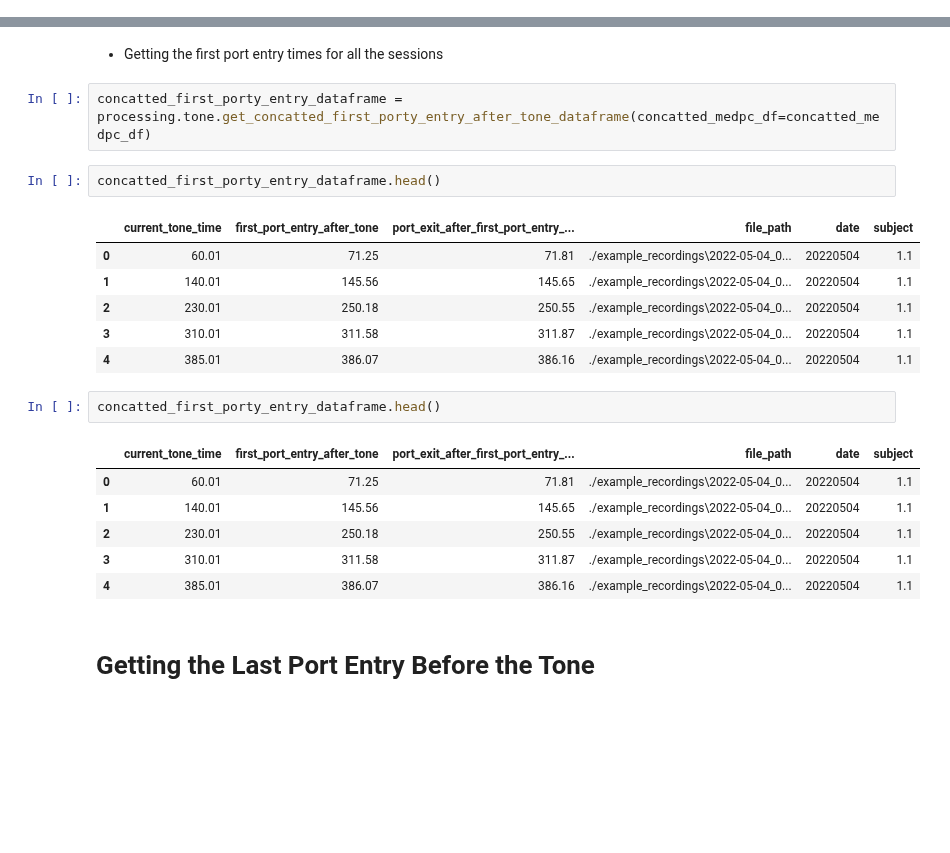
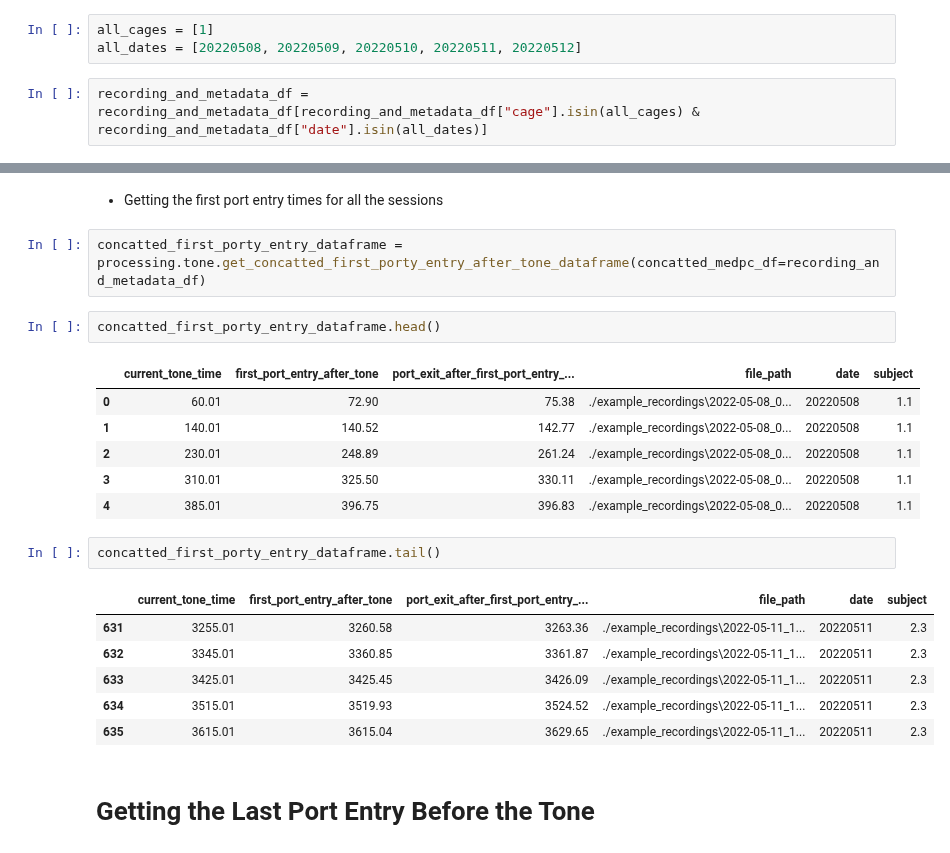
Before and after one commit to padillacoreanolab/behavioral_dataframe_processing, a Jupyter notebook: jupyter_notebooks/MED_PC/02_calculating_latencies.ipynb, the cells around one changed output, grey strips where cells are left out. Drawn from its saved outputs; the diff is of its cells as text; blank space fills up the shorter version.

```diff
--- a/jupyter_notebooks/MED_PC/02_calculating_latencies.ipynb
+++ b/jupyter_notebooks/MED_PC/02_calculating_latencies.ipynb
@@ -149,3 +146,8 @@ all_dates = [20220504, 20220505, 20220506, 20220507, 20220508, 20220509, 2022051
+# %%
+all_cages = [1]
+all_dates = [20220508, 20220509, 20220510, 20220511, 20220512]
+# %%
+recording_and_metadata_df = recording_and_metadata_df[recording_and_metadata_df["cage"].isin(all_cages) & recording_and_metadata_df["date"].isin(all_dates)]
 # %% [markdown]
 # Getting the Cage Numbers and the Dates to name the files
 # %%
@@ -275,25 +277,25 @@ processing.tone.get_first_port_entries_after_tone(tone_pd_series=example_one_ses
 # %% [markdown]
 - Getting the first port entry times for all the sessions
 # %%
-concatted_first_porty_entry_dataframe = processing.tone.get_concatted_first_porty_entry_after_tone_dataframe(concatted_medpc_df=concatted_medpc_df)
+concatted_first_porty_entry_dataframe = processing.tone.get_concatted_first_porty_entry_after_tone_dataframe(concatted_medpc_df=recording_and_metadata_df)
 # %%
 concatted_first_porty_entry_dataframe.head()
 # %% [output]
 |  | current_tone_time | first_port_entry_after_tone | port_exit_after_first_port_entry_... | file_path | date | subject |
-| 0 | 60.01 | 71.25 | 71.81 | ./example_recordings\2022-05-04_0... | 20220504 | 1.1 |
-| 1 | 140.01 | 145.56 | 145.65 | ./example_recordings\2022-05-04_0... | 20220504 | 1.1 |
-| 2 | 230.01 | 250.18 | 250.55 | ./example_recordings\2022-05-04_0... | 20220504 | 1.1 |
-| 3 | 310.01 | 311.58 | 311.87 | ./example_recordings\2022-05-04_0... | 20220504 | 1.1 |
-| 4 | 385.01 | 386.07 | 386.16 | ./example_recordings\2022-05-04_0... | 20220504 | 1.1 |
+| 0 | 60.01 | 72.90 | 75.38 | ./example_recordings\2022-05-08_0... | 20220508 | 1.1 |
+| 1 | 140.01 | 140.52 | 142.77 | ./example_recordings\2022-05-08_0... | 20220508 | 1.1 |
+| 2 | 230.01 | 248.89 | 261.24 | ./example_recordings\2022-05-08_0... | 20220508 | 1.1 |
+| 3 | 310.01 | 325.50 | 330.11 | ./example_recordings\2022-05-08_0... | 20220508 | 1.1 |
+| 4 | 385.01 | 396.75 | 396.83 | ./example_recordings\2022-05-08_0... | 20220508 | 1.1 |
 # %%
-concatted_first_porty_entry_dataframe.head()
+concatted_first_porty_entry_dataframe.tail()
 # %% [output]
 |  | current_tone_time | first_port_entry_after_tone | port_exit_after_first_port_entry_... | file_path | date | subject |
-| 0 | 60.01 | 71.25 | 71.81 | ./example_recordings\2022-05-04_0... | 20220504 | 1.1 |
-| 1 | 140.01 | 145.56 | 145.65 | ./example_recordings\2022-05-04_0... | 20220504 | 1.1 |
-| 2 | 230.01 | 250.18 | 250.55 | ./example_recordings\2022-05-04_0... | 20220504 | 1.1 |
-| 3 | 310.01 | 311.58 | 311.87 | ./example_recordings\2022-05-04_0... | 20220504 | 1.1 |
-| 4 | 385.01 | 386.07 | 386.16 | ./example_recordings\2022-05-04_0... | 20220504 | 1.1 |
+| 631 | 3255.01 | 3260.58 | 3263.36 | ./example_recordings\2022-05-11_1... | 20220511 | 2.3 |
+| 632 | 3345.01 | 3360.85 | 3361.87 | ./example_recordings\2022-05-11_1... | 20220511 | 2.3 |
+| 633 | 3425.01 | 3425.45 | 3426.09 | ./example_recordings\2022-05-11_1... | 20220511 | 2.3 |
+| 634 | 3515.01 | 3519.93 | 3524.52 | ./example_recordings\2022-05-11_1... | 20220511 | 2.3 |
+| 635 | 3615.01 | 3615.04 | 3629.65 | ./example_recordings\2022-05-11_1... | 20220511 | 2.3 |
 # %% [markdown]
 # Getting the Last Port Entry Before the Tone
 # %% [markdown]
```
Also changed, not shown: parts of 55 cells of this notebook.
